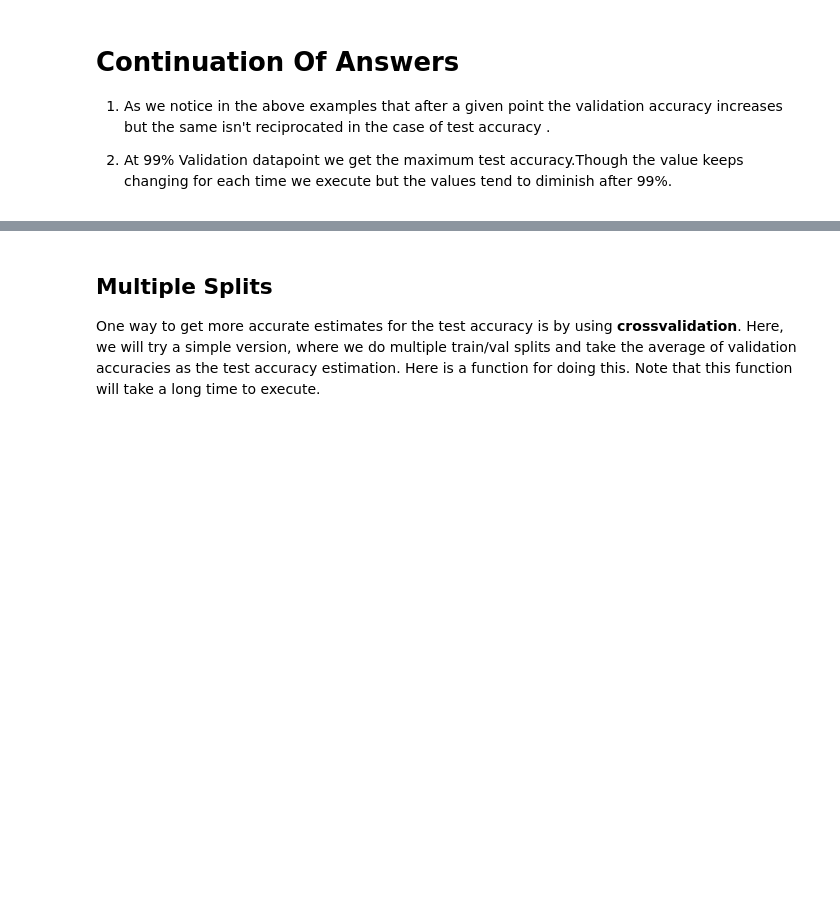
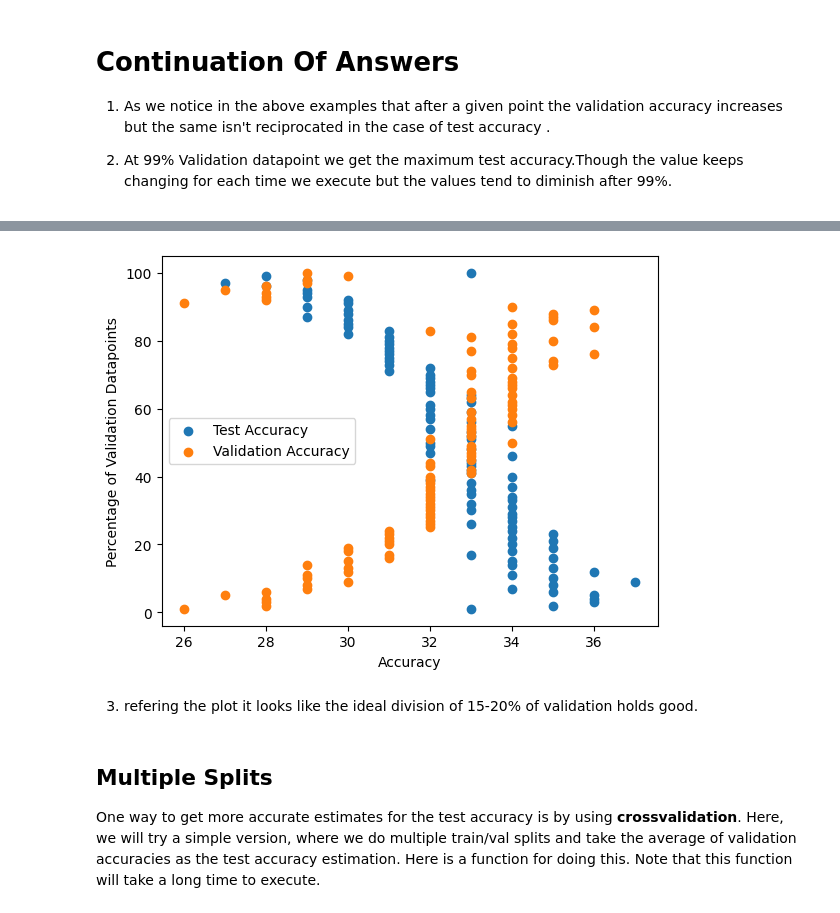
Before and after one commit to Arpan-000/FMML, a Jupyter notebook: Copy_of_AIML_Module_1_Lab_2_Machine_learning_terms_and_metrics.ipynb, the cells around one changed output, grey strips where cells are left out. Saved outputs shown, nothing was run; the diff lists cells and outputs as text; code cells hidden in the pictures; blank space fills up the shorter version.

```diff
--- a/Copy_of_AIML_Module_1_Lab_2_Machine_learning_terms_and_metrics.ipynb
+++ b/Copy_of_AIML_Module_1_Lab_2_Machine_learning_terms_and_metrics.ipynb
@@ -313,3 +359,23 @@ Test accuracy is  0.32577220077220076
+# %%
+import pandas as pd
+import seaborn as sns
+import matplotlib.pyplot as plt
+df = pd.read_csv("N1N.csv")
+
+
+plt.scatter('Test Acc','Validation datapoints',data =df,label = 'Test Accuracy')
+plt.scatter('Validation acc','Validation datapoints',data =df,label ='Validation Accuracy')
+
+plt.xlabel('Accuracy')
+plt.ylabel('Percentage of Validation Datapoints')
+plt.legend()
+
+
+plt.show()
+# %% [output]
+[figure, added]
+# %% [markdown]
+3) refering the plot it looks like the ideal division of 15-20% of validation holds good.
 # %% [markdown]
 ## Multiple Splits
 
```
Also changed, not shown: parts of 25 cells of this notebook.
